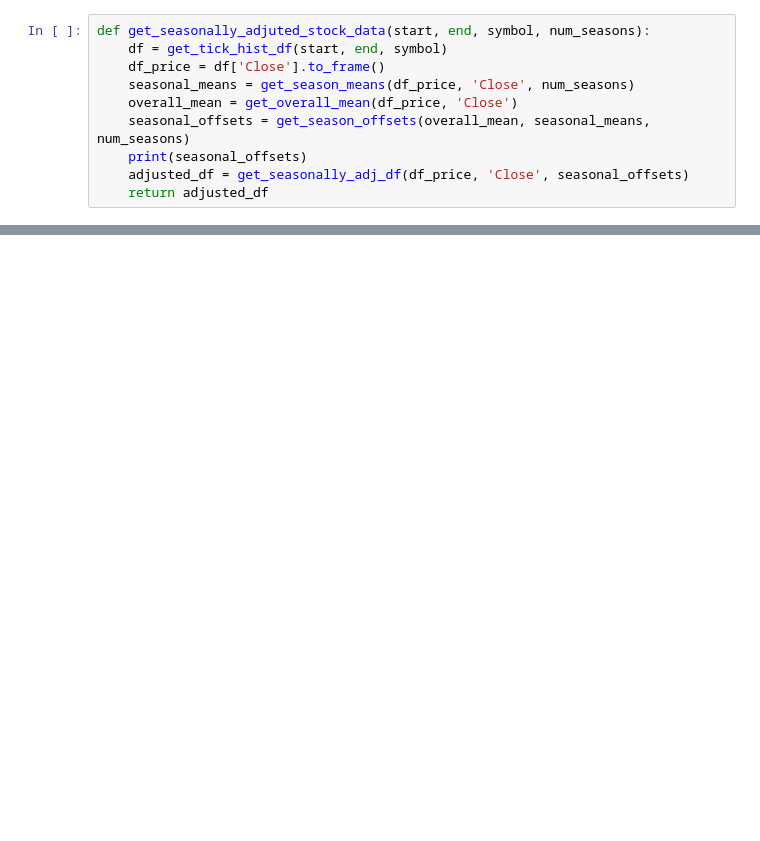
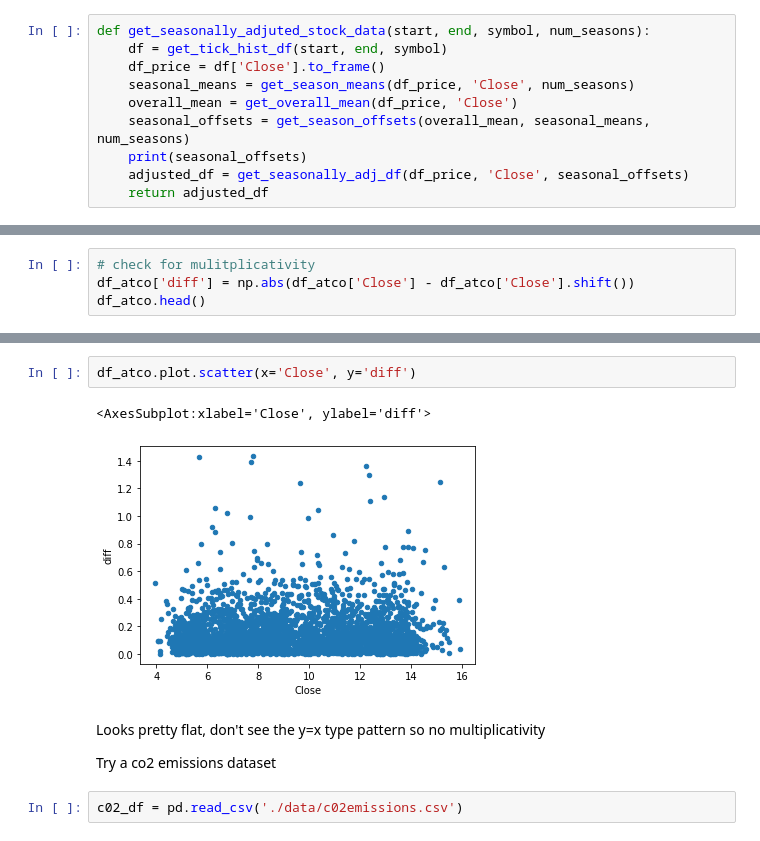
Before and after one commit to huuugh18/finmodel, a Jupyter notebook: 1-5 activity getting data.ipynb, the cells around one changed output, grey strips where cells are left out. Saved outputs shown, nothing was run; the diff lists cells and outputs as text; blank space fills up the shorter version.

Commit message:
add c02 emissions

```diff
--- a/1-5 activity getting data.ipynb
+++ b/1-5 activity getting data.ipynb
@@ -199,0 +208,4 @@ df_adj.plot(figsize=(15,10))
+# %%
+# check for mulitplicativity
+df_atco['diff'] = np.abs(df_atco['Close'] - df_atco['Close'].shift())
+df_atco.head()
@@ -199,0 +220,11 @@ df_adj.plot(figsize=(15,10))
+# %%
+df_atco.plot.scatter(x='Close', y='diff')
+# %% [output]
+<AxesSubplot:xlabel='Close', ylabel='diff'>
+[figure, added]
+# %% [markdown]
+Looks pretty flat, don't see the y=x type pattern so no multiplicativity
+
+Try a co2 emissions dataset
+# %%
+c02_df = pd.read_csv('./data/c02emissions.csv')
```
Also changed, not shown: parts of 15 cells of this notebook, 2 other files.
